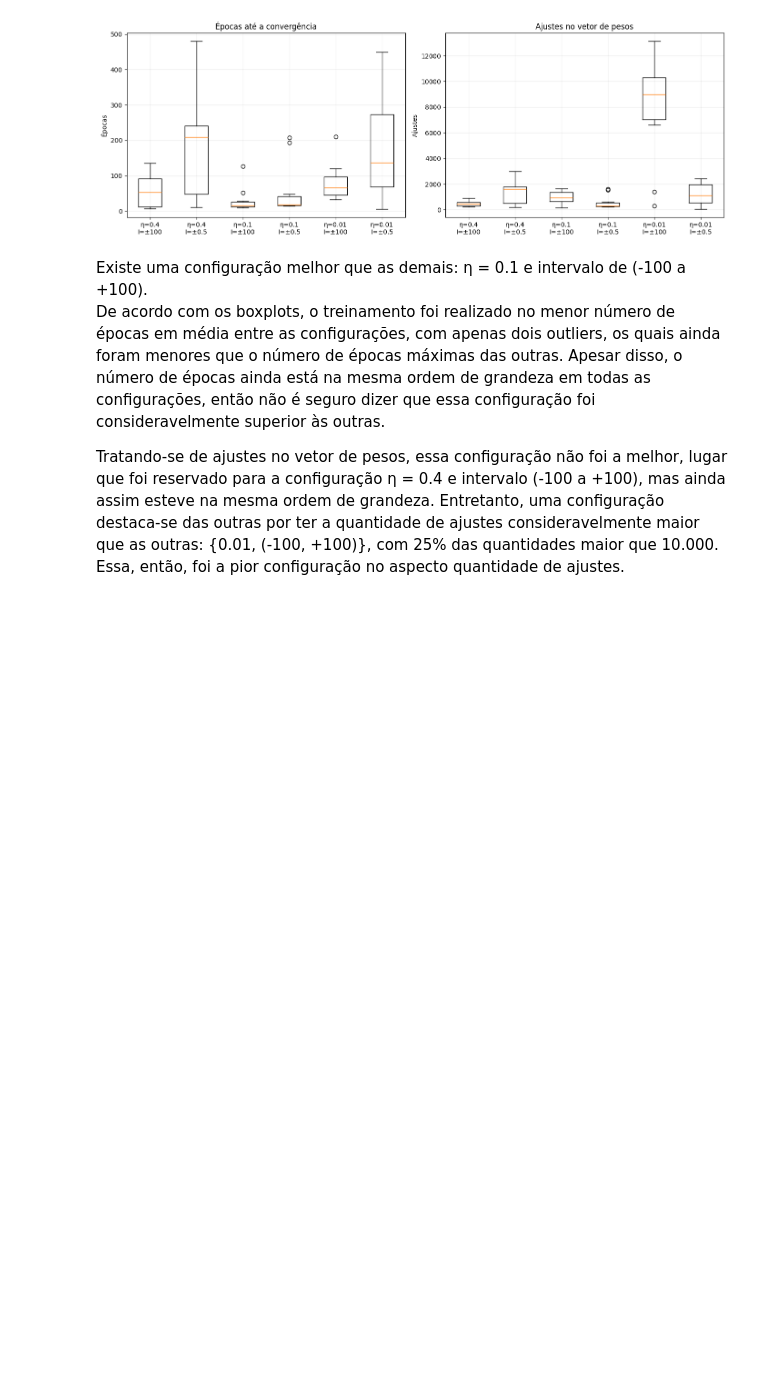
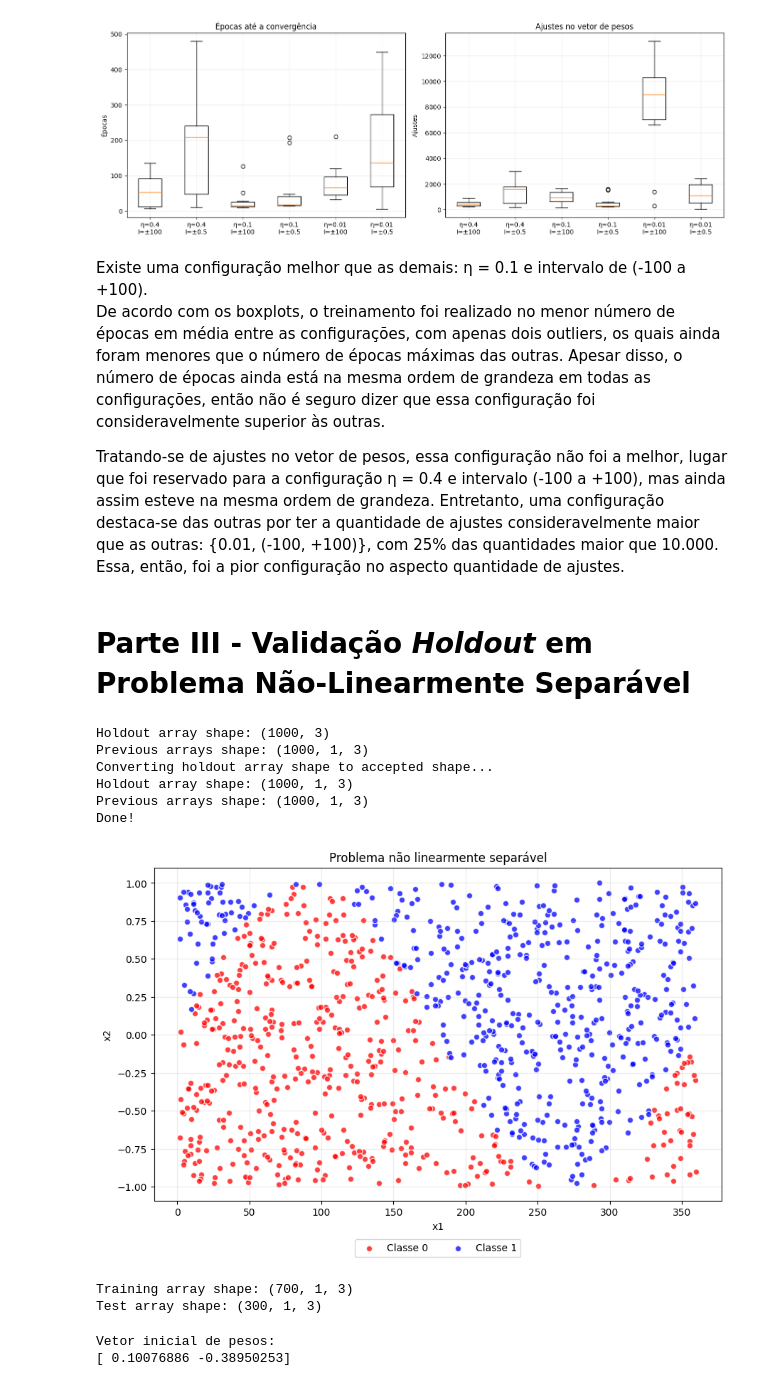
Before and after one commit to ViniciusCastroCoutinho/RNA2.1, a Jupyter notebook: RNA2_1.ipynb, the cells around one changed output. Cells and saved outputs as stored; diff of their text form; code cells hidden in the pictures; blank space fills up the shorter version.

Commit message:
Parte 3

```diff
--- a/RNA2_1.ipynb
+++ b/RNA2_1.ipynb
@@ -277,3 +330,54 @@ Existe uma configuração melhor que as demais: η = 0.1 e intervalo de (-100 a
 De acordo com os boxplots, o treinamento foi realizado no menor número de épocas em média entre as configurações, com apenas dois outliers, os quais ainda foram menores que o número de épocas máximas das outras. Apesar disso, o número de épocas ainda está na mesma ordem de grandeza em todas as configurações, então não é seguro dizer que essa configuração foi consideravelmente superior às outras.
 
 Tratando-se de ajustes no vetor de pesos, essa configuração não foi a melhor, lugar que foi reservado para a configuração η = 0.4 e intervalo (-100 a +100), mas ainda assim esteve na mesma ordem de grandeza. Entretanto, uma configuração destaca-se das outras por ter a quantidade de ajustes consideravelmente maior que as outras: {0.01, (-100, +100)}, com 25% das quantidades maior que 10.000. Essa, então, foi a pior configuração no aspecto quantidade de ajustes.
+# %% [markdown]
+# Parte III - Validação *Holdout* em Problema Não-Linearmente Separável
+# %%
+npfile = Path(f"data/dataHoldout20262.npy")
+if not npfile.exists():
+  os.rename(f"data/dataHoldout20262.txt", npfile)
+
+array = np.load(npfile)
+SEED = team_id
+rng = np.random.default_rng(seed=SEED)
+
+# Holdout array doesn't have the same shape as the other arrays we've seen so far
+print(f"Holdout array shape: {array.shape}\nPrevious arrays shape: {input_array.shape}")
+print("Converting holdout array shape to accepted shape...")
+holdout_array = np.array([[example] for example in array])
+print(f"Holdout array shape: {holdout_array.shape}\nPrevious arrays shape: {input_array.shape}")
+print("Done!")
+# %% [output]
+Holdout array shape: (1000, 3)
+Previous arrays shape: (1000, 1, 3)
+Converting holdout array shape to accepted shape...
+Holdout array shape: (1000, 1, 3)
+Previous arrays shape: (1000, 1, 3)
+Done!
+# %%
+def graph(input_array):
+  examples = input_array[:, 0, :]
+  class_zero = examples[:, 2] == 0
+  class_one = examples[:, 2] == 1
+
+  plt.figure(figsize=(9, 6))
+  plt.scatter(
+      examples[class_zero, 0], examples[class_zero, 1],
+      color="red", label="Classe 0", alpha=0.75, edgecolors="white"
+    )
+  plt.scatter(
+      examples[class_one, 0], examples[class_one, 1],
+      color="blue", label="Classe 1", alpha=0.75, edgecolors="white"
+    )
+
+  plt.title(f"Problema não linearmente separável")
+  plt.xlabel("x1")
+  plt.ylabel("x2")
+  plt.grid(True, alpha=0.25)
+  plt.legend(loc="upper center", bbox_to_anchor=(0.5, -0.1), ncol=3)
+  plt.tight_layout()
+  plt.show()
+
+graph(holdout_array)
+# %% [output]
+[figure, added]
@@ -279,0 +389,23 @@ Tratando-se de ajustes no vetor de pesos, essa configuração não foi a melhor,
+# %%
+# Splitting in training and test arrays
+seventy_percent = round(holdout_array.shape[0] * 0.7)
+
+split_array = np.split(holdout_array, indices_or_sections=[seventy_percent])
+
+training = split_array[0]
+
+test = split_array[1]
+
+print(f"Training array shape: {training.shape}\nTest array shape: {test.shape}")
+# %% [output]
+Training array shape: (700, 1, 3)
+Test array shape: (300, 1, 3)
+# %%
+# Training
+neuron3 = Neuron()
+
+for _ in range(100):
+  neuron3.train(training)
+# %% [output]
+Vetor inicial de pesos:
+[ 0.10076886 -0.38950253]
```
Also changed, not shown: parts of 9 cells of this notebook.
